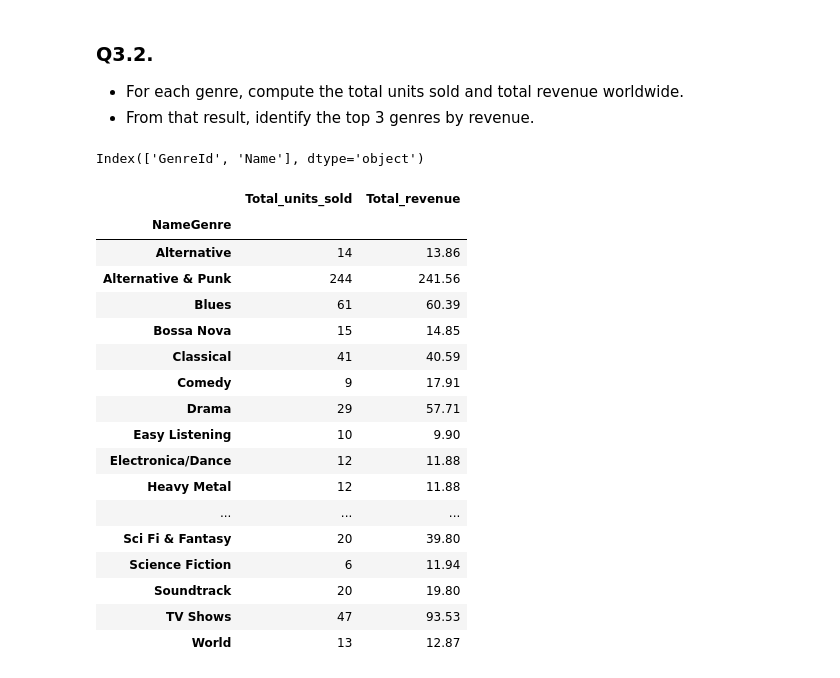
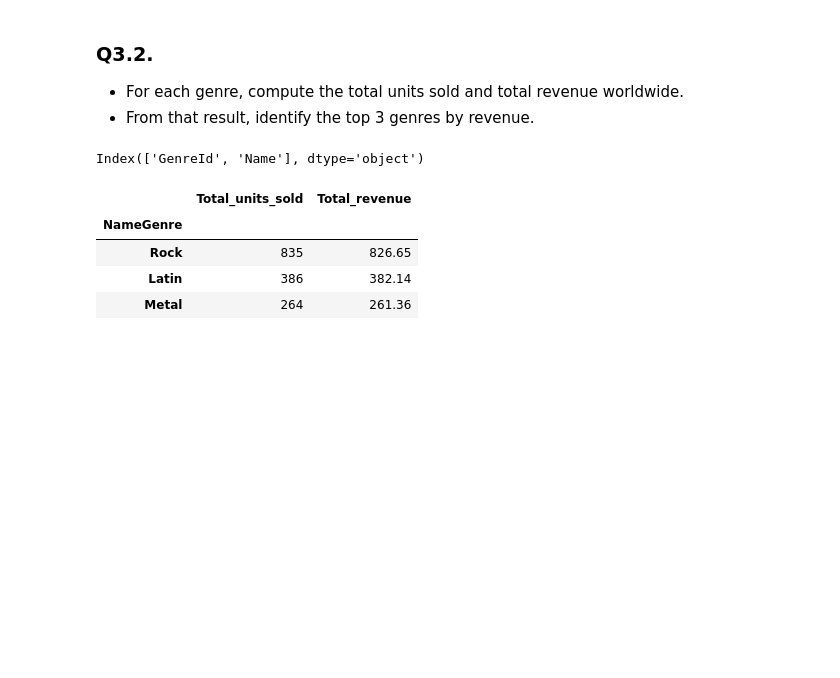
Before and after one commit to poryaa/Pandas_project, a Jupyter notebook: Chinook_project.ipynb, the cells around one changed output. Cells and saved outputs as stored; diff of their text form; code cells hidden in the pictures; blank space fills up the shorter version.

```diff
--- a/Chinook_project.ipynb
+++ b/Chinook_project.ipynb
@@ -234,27 +234,16 @@ df_megred= df_megred_temp.merge(df_invoiceLine, on='TrackId', how='inner').drop(
 # %%
 df_megred['Revenue']=df_megred['UnitPrice'] * df_megred['Quantity']
 ans =(df_megred.groupby('NameGenre')
       .agg(
           Total_units_sold=('Quantity','sum'),
           Total_revenue=('Revenue','sum')
-      ))
+      ).sort_values(by='Total_revenue',ascending=False)
+      .head(3)
+      )
 ans
 # %% [output]
 |  | Total_units_sold | Total_revenue |
 | NameGenre |  |  |
-| Alternative | 14 | 13.86 |
-| Alternative & Punk | 244 | 241.56 |
-| Blues | 61 | 60.39 |
-| Bossa Nova | 15 | 14.85 |
-| Classical | 41 | 40.59 |
-| Comedy | 9 | 17.91 |
-| Drama | 29 | 57.71 |
-| Easy Listening | 10 | 9.90 |
-| Electronica/Dance | 12 | 11.88 |
-| Heavy Metal | 12 | 11.88 |
-| ... | ... | ... |
-| Sci Fi & Fantasy | 20 | 39.80 |
-| Science Fiction | 6 | 11.94 |
-| Soundtrack | 20 | 19.80 |
-| TV Shows | 47 | 93.53 |
-| World | 13 | 12.87 |
+| Rock | 835 | 826.65 |
+| Latin | 386 | 382.14 |
+| Metal | 264 | 261.36 |
```
Also changed, not shown: parts of 5 cells of this notebook.
